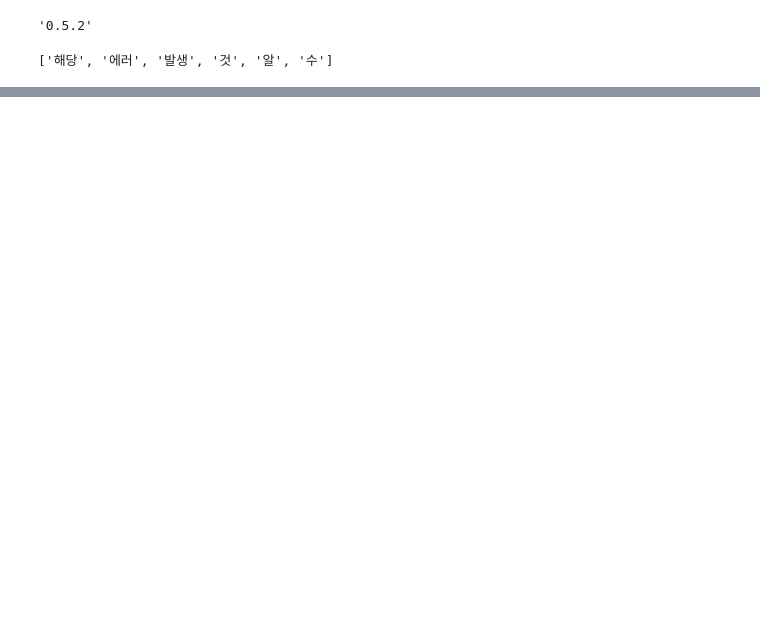
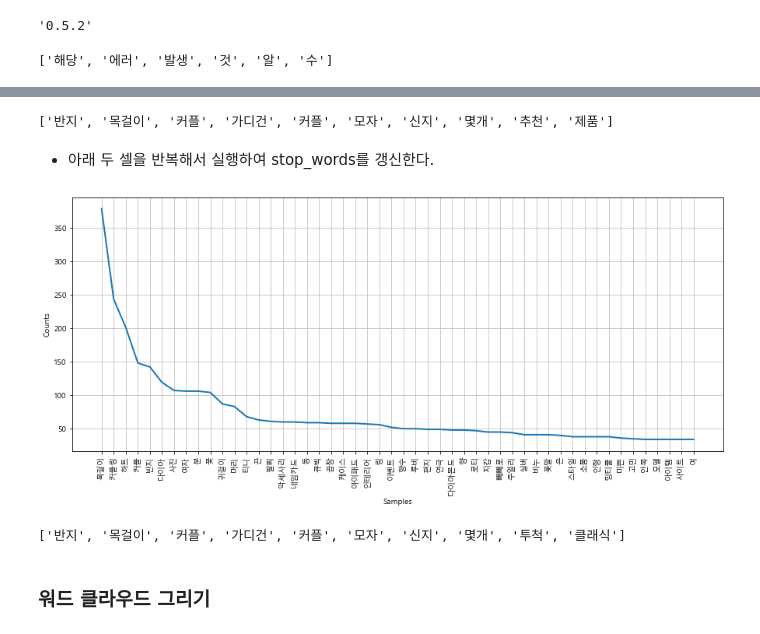
Before and after one commit to ckiekim/Data-Analysis-2021-2, a Jupyter notebook: 07.NLP/02_워드클라우드.ipynb, the cells around one changed output, grey strips where cells are left out. Saved outputs shown, nothing was run; the diff lists cells and outputs as text; code cells hidden in the pictures; blank space fills up the shorter version.

Commit message:
워드 클라우드

```diff
--- a/07.NLP/02_워드클라우드.ipynb
+++ b/07.NLP/02_워드클라우드.ipynb
@@ -20,0 +25,23 @@ okt.nouns('해당 에러가 발생하는 것을 알 수 있다')
+# %%
+with open('data/gift.txt', 'r', encoding='utf-8') as f:
+    gift_text = f.read()
+# %%
+tokens = okt.nouns(gift_text)
+tokens[:10]
+# %% [output]
+['반지', '목걸이', '커플', '가디건', '커플', '모자', '신지', '몇개', '추천', '제품']
+# %%
+# 영문자, 숫자 제거
+import re
+new_tokens = []
+for token in tokens:
+    text = re.sub('[A-Za-z0-9]', '', token)
+    if text:
+        new_tokens.append(text)
+# %%
+import matplotlib as mpl
+import matplotlib.pyplot as plt
+%matplotlib inline
+# 한글폰트 사용
+mpl.rc('font', family='Malgun Gothic')
+mpl.rc('axes', unicode_minus=False)
@@ -20,0 +50,27 @@ okt.nouns('해당 에러가 발생하는 것을 알 수 있다')
+# %% [markdown]
+- 아래 두 셀을 반복해서 실행하여 stop_words를 갱신한다.
+# %%
+gf_gift = nltk.Text(new_tokens, name='여친선물')
+plt.figure(figsize=(15,6))
+gf_gift.plot(50)
+plt.show()
+# %% [output]
+[figure, added]
+# %%
+stop_words = ['선물','추천','것','가격','여친','제품','여자친구','제','요','더','고급',
+    '판매','때','참고','하나','해','한번','제작','용','준','디자인','거','네이버','사람',
+    '배송','중','정말','후기','감동'
+    '커플','가능','저','사랑','생각','사용','개','세대','인기','상품','직접','브랜드',
+    '선택','곳','모양','마감','요즘','오늘','가지','남녀','그냥','위','페이',
+    '마음','부담','남자','협찬','전','핸드','의미','변경','도움','색상','아래','포장',
+    '처','조금',
+    '하루','정도','처리','보시','심플','가장','여성','때문','정보',
+    '독서','주소','쇼핑','링크','이니셜','기념일',
+    '헤어','질문','친구','스토어','아주','할인',
+    '스','이면','남','지금','센스','수', '구매', '감동']
+new_tokens = [word for word in new_tokens if word not in stop_words]
+new_tokens[:10]
+# %% [output]
+['반지', '목걸이', '커플', '가디건', '커플', '모자', '신지', '몇개', '투척', '클래식']
+# %% [markdown]
+### 워드 클라우드 그리기
```
Also changed, not shown: parts of 11 cells of this notebook.
